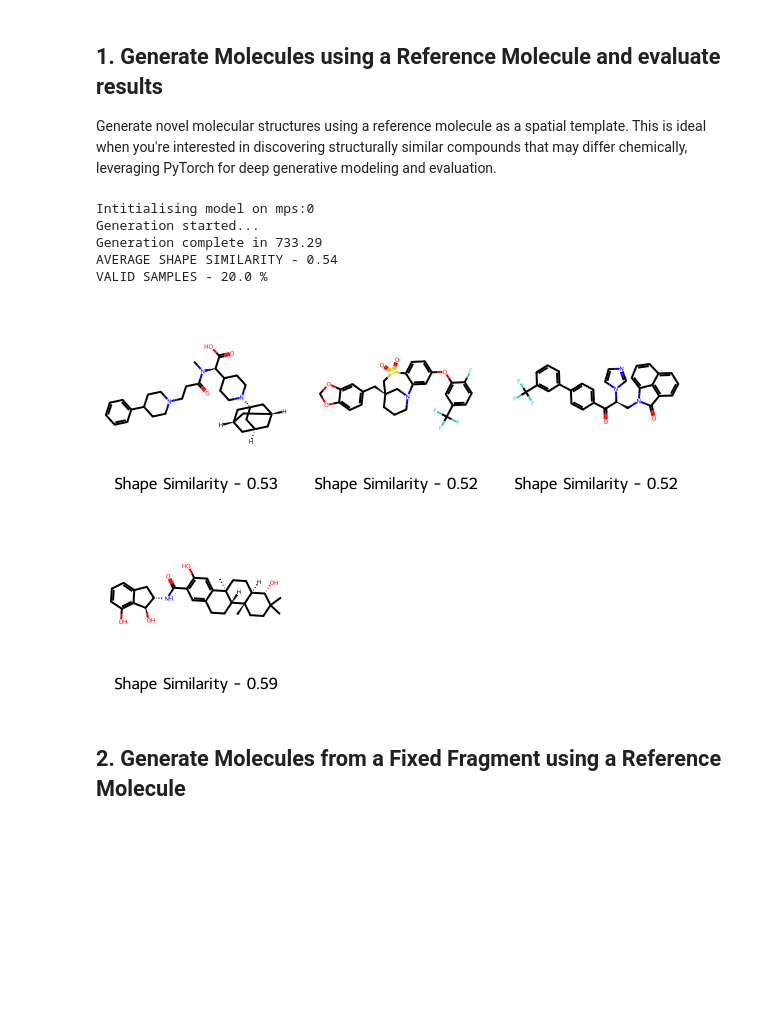
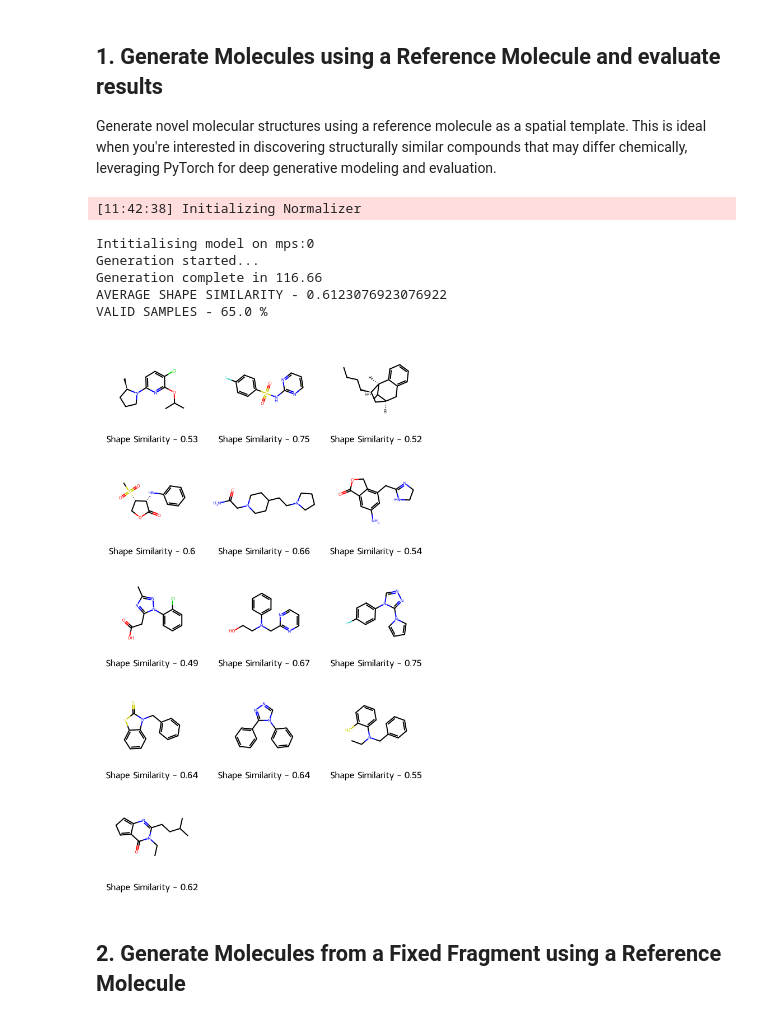
Before and after one commit to Membrizard/ml_conformer_generator, a Jupyter notebook: python_api_demo.ipynb, the cells around one changed output. Drawn from its saved outputs; the diff is of its cells as text; code cells hidden in the pictures; blank space fills up the shorter version.

```diff
--- a/python_api_demo.ipynb
+++ b/python_api_demo.ipynb
@@ -41,8 +41,8 @@ generator = MLConformerGenerator(
                                 )
 
 # Load a Reference conformer
-# ref_mol = Chem.MolFromMolFile('./assets/demo_files/ceyyag.mol')
-ref_mol = Chem.MolFromMolFile('38_atoms_example.mol')
+ref_mol = Chem.MolFromMolFile('./assets/demo_files/ceyyag.mol')
+#ref_mol = Chem.MolFromMolFile('38_atoms_example.mol')
 
 
 # Generate Samples
@@ -54,39 +54,40 @@ N_SAMPLES = 20
 samples = generator.generate_conformers(
                                         reference_conformer=ref_mol,
                                         n_samples=N_SAMPLES,
                                         variance=0,
                                         resample_steps=2,
                                         )
 
 print(f"Generation complete in {round(time.time() - start, 2)}")
 
 # Characterise samples
 _, std_samples = evaluate_samples(ref_mol, samples)
 
 # Display results
 mols = []
 legends = []
 average_shape_similarity = 0
 for sample in std_samples:
     mol = Chem.MolFromMolBlock(sample['mol_block'])
     mol = Chem.MolFromSmiles(Chem.MolToSmiles(mol))
     mol.SetProp("Shape_Tanimoto", str(sample['shape_tanimoto']))
     mols.append(mol)
     legends.append(f"Shape Similarity - {round(sample['shape_tanimoto'], 2)}")
     average_shape_similarity += round(sample['shape_tanimoto'], 2)
 
 average_shape_similarity = average_shape_similarity / len(std_samples)
 print(f"AVERAGE SHAPE SIMILARITY - {average_shape_similarity}")
 print(f"VALID SAMPLES - {round(len(std_samples) / N_SAMPLES,2) * 100} %")
 
 Draw.MolsToGridImage(mols, legends=legends)
 # %% [output]
-Intitialising model on mps:0
-Generation started...
-Generation complete in 733.29
-AVERAGE SHAPE SIMILARITY - 0.54
-VALID SAMPLES - 20.0 %
+[11:42:38] Initializing Normalizer
+Intitialising model on mps:0
+Generation started...
+Generation complete in 116.66
+AVERAGE SHAPE SIMILARITY - 0.6123076923076922
+VALID SAMPLES - 65.0 %
-[figure, old version]
+[figure, new version]
 # %% [markdown]
 ## 2. Generate Molecules from a Fixed Fragment using a Reference Molecule
 # %% [markdown]
```
Also changed, not shown: parts of 2 cells of this notebook, 13 other files.
